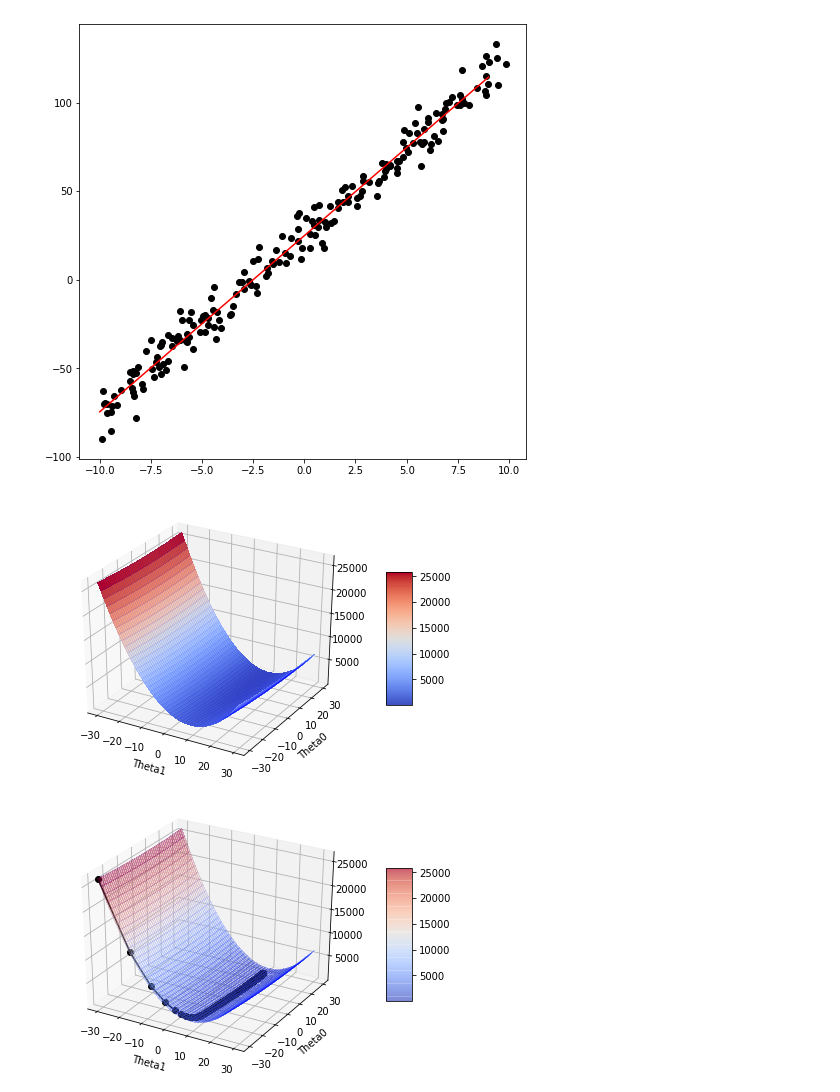
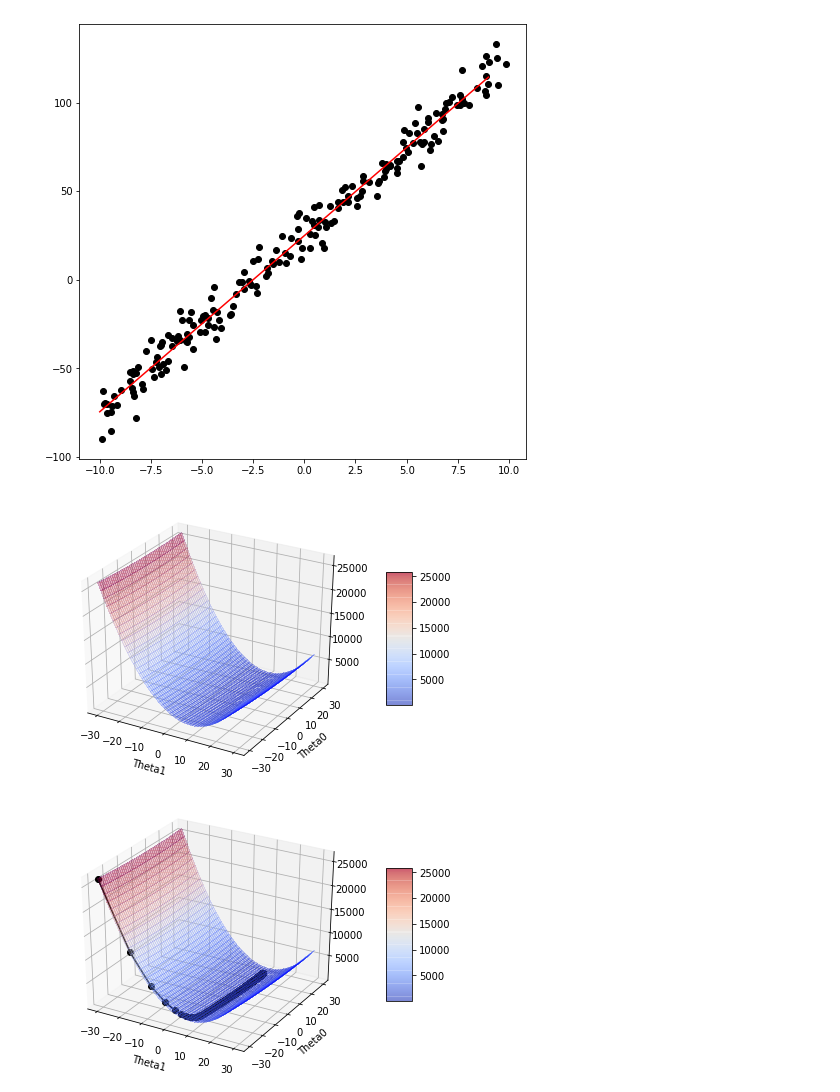
Before and after one commit to susanna1221/MachineLearningHW, a Jupyter notebook: MachieLearning2.ipynb, the cells around one changed output. Cells and saved outputs as stored; diff of their text form; code cells hidden in the pictures.

```diff
--- a/MachieLearning2.ipynb
+++ b/MachieLearning2.ipynb
@@ -48,19 +48,20 @@ def draw_J(theta0range, theta1range, x, y):
   X=np.arange(theta0range[0],theta0range[1],theta0range[2])
   Y=np.arange(theta1range[0],theta1range[1],theta1range[2])
 
-  Z = np.zeros((len(X),len(Y)))
+  Z = np.zeros((len(Y),len(X)))
+
   temp=[]
 
-  for i in range(len(X)):
-    for j in range(len(Y)):
-      temp.append(X[i])
-      temp.append(Y[j])
-      Z[i][j]= compute_cost(temp, x, y)
+  for i in range(len(Y)):
+    for j in range(len(X)):
+      temp.append(Y[i])
+      temp.append(X[j])
+      Z[i][j]= compute_cost(temp, x_data, y_data)
       temp.clear()
 
   X,Y = np.meshgrid(X, Y)
 
-  surf = ax.plot_surface(X,Y,Z,cmap='coolwarm',linewidth=0,antialiased=False)
+  surf = ax.plot_surface(X,Y,Z,cmap='coolwarm',linewidth=0,antialiased=False, alpha = 0.3)
   wire = ax.plot_wireframe(X,Y,Z,color='blue',linewidth=0.1)
   fig.colorbar(surf,shrink=0.5,aspect=5)
   fig.tight_layout()
@@ -79,21 +80,21 @@ def draw_GD(theta_history, J_history, theta0range, theta1range, x_data, y_data):
   X=np.arange(theta0range[0],theta0range[1],theta0range[2])
   Y=np.arange(theta1range[0],theta1range[1],theta1range[2])
 
-  Z = np.zeros((len(X),len(Y)))
+  Z = np.zeros((len(Y),len(X)))
+
   temp=[]
 
-  for i in range(len(X)):
-    for j in range(len(Y)):
-      temp.append(X[i])
-      temp.append(Y[j])
+  for i in range(len(Y)):
+    for j in range(len(X)):
+      temp.append(Y[i])
+      temp.append(X[j])
       Z[i][j]= compute_cost(temp, x_data, y_data)
       temp.clear()
 
 
-
   X,Y = np.meshgrid(X, Y)
 
-  surf = ax.plot_surface(X,Y,Z,cmap='coolwarm',linewidth=0,antialiased=False, alpha=0.3)
+  surf = ax.plot_surface(X,Y,Z,cmap='coolwarm',linewidth=0,antialiased=False, alpha = 0.3)
   wire = ax.plot_wireframe(X,Y,Z,color='blue',linewidth=0.1)
   fig.colorbar(surf,shrink=0.5,aspect=5)
   fig.tight_layout()
@@ -124,32 +125,32 @@ plt.scatter(x_data, y_data, c='black')
 plt.show()
 
 
 #y = Theta0 + Theta1 * x
 theta=[-30, -30]
 alpha=0.01
 num=3000
 
 theta, theta_h, cost_h = compute_theta(theta, x_data, y_data, num)
 
 
 
 plt.figure(figsize=(8, 8))
 plt.scatter(x_data, y_data, c='black')
 w = range(-10, 10)
 q = [theta[1]*v+theta[0] for v in w]
 plt.plot(w, q, c='red')
 plt.show()
 
 #cost 함수의 범위 : [시작값, 끝값, 증가값]
 theta0range=[-30, 30, 0.1]
 theta1range=[-30, 30, 0.1]
 
 fig = draw_J(theta0range, theta1range, x_data, y_data)
 fig.show()
 fig2 = draw_GD(theta_h, cost_h, theta0range, theta1range, x_data, y_data)
 fig2.show()
 # %% [output]
 [figure]
 [figure]
-[figure, old version]
+[figure, new version]
 [figure]
```
